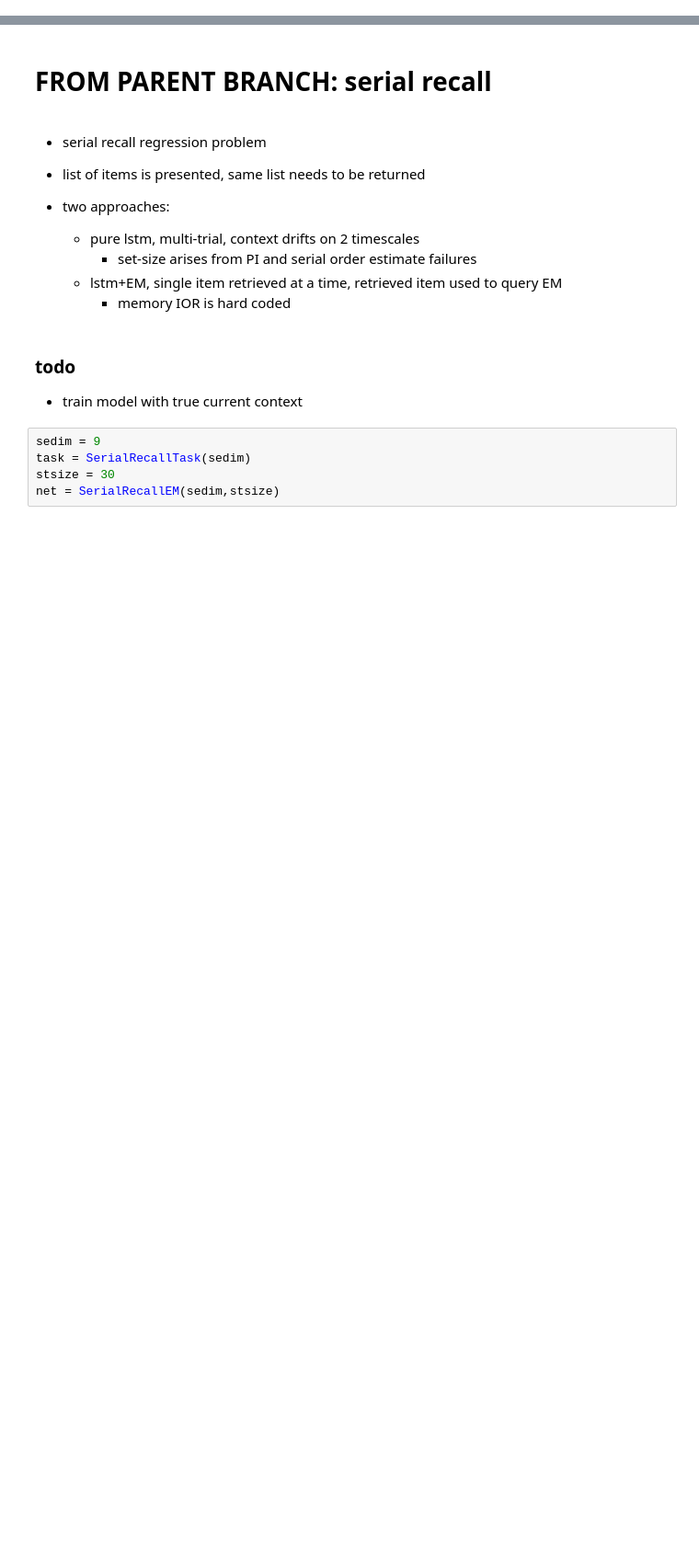
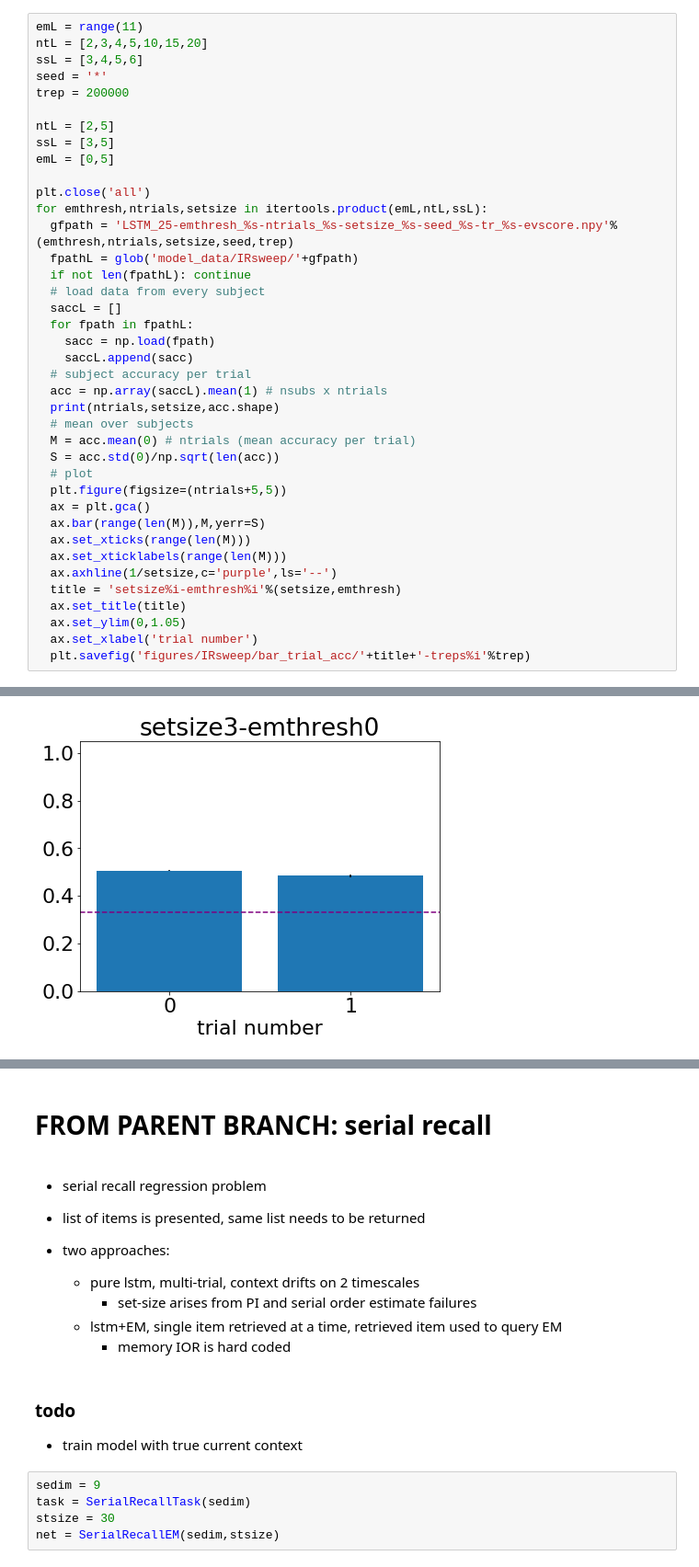
Before and after one commit to andrebeu/nback, a Jupyter notebook: pure EM - item recognition.ipynb, the cells around one changed output, grey strips where cells are left out. Shown at 92% size. Saved outputs shown, nothing was run; the diff lists cells and outputs as text; blank space fills up the shorter version.

```diff
--- a/pure EM - item recognition.ipynb
+++ b/pure EM - item recognition.ipynb
@@ -23,0 +255,40 @@ The autoreload extension is already loaded. To reload it, use:
+# %%
+emL = range(11)
+ntL = [2,3,4,5,10,15,20]
+ssL = [3,4,5,6]
+seed = '*'
+trep = 200000
+
+ntL = [2,5]
+ssL = [3,5]
+emL = [0,5]
+
+plt.close('all')
+for emthresh,ntrials,setsize in itertools.product(emL,ntL,ssL):
+  gfpath = 'LSTM_25-emthresh_%s-ntrials_%s-setsize_%s-seed_%s-tr_%s-evscore.npy'%(emthresh,ntrials,setsize,seed,trep)
+  fpathL = glob('model_data/IRsweep/'+gfpath)
+  if not len(fpathL): continue
+  # load data from every subject
+  saccL = []
+  for fpath in fpathL:
+    sacc = np.load(fpath)
+    saccL.append(sacc)
+  # subject accuracy per trial
+  acc = np.array(saccL).mean(1) # nsubs x ntrials
+  print(ntrials,setsize,acc.shape)
+  # mean over subjects
+  M = acc.mean(0) # ntrials (mean accuracy per trial)
+  S = acc.std(0)/np.sqrt(len(acc))
+  # plot
+  plt.figure(figsize=(ntrials+5,5))
+  ax = plt.gca()
+  ax.bar(range(len(M)),M,yerr=S)
+  ax.set_xticks(range(len(M)))
+  ax.set_xticklabels(range(len(M)))
+  ax.axhline(1/setsize,c='purple',ls='--')
+  title = 'setsize%i-emthresh%i'%(setsize,emthresh)
+  ax.set_title(title)
+  ax.set_ylim(0,1.05)
+  ax.set_xlabel('trial number')
+  plt.savefig('figures/IRsweep/bar_trial_acc/'+title+'-treps%i'%trep)
+# %% [output]
@@ -23,0 +303 @@ The autoreload extension is already loaded. To reload it, use:
+[figure, added]
```
Also changed, not shown: parts of 29 cells of this notebook, 6 other files.
